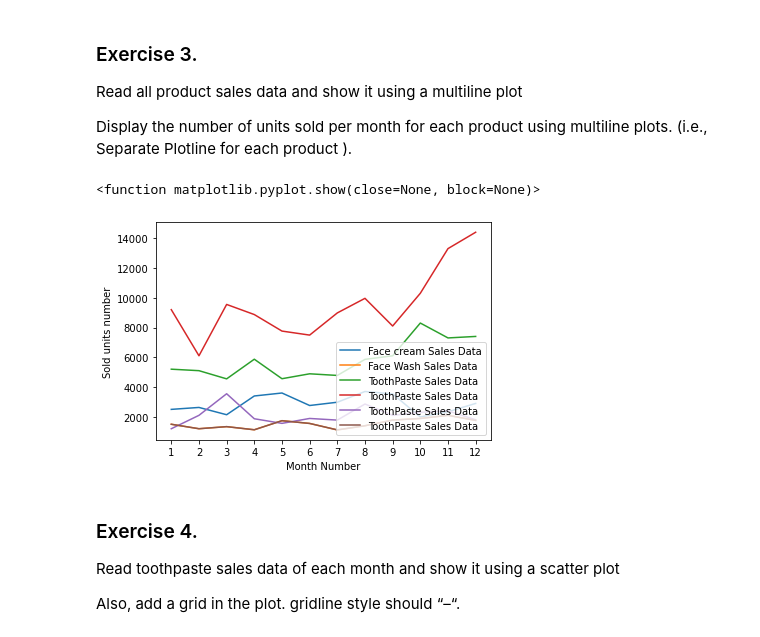
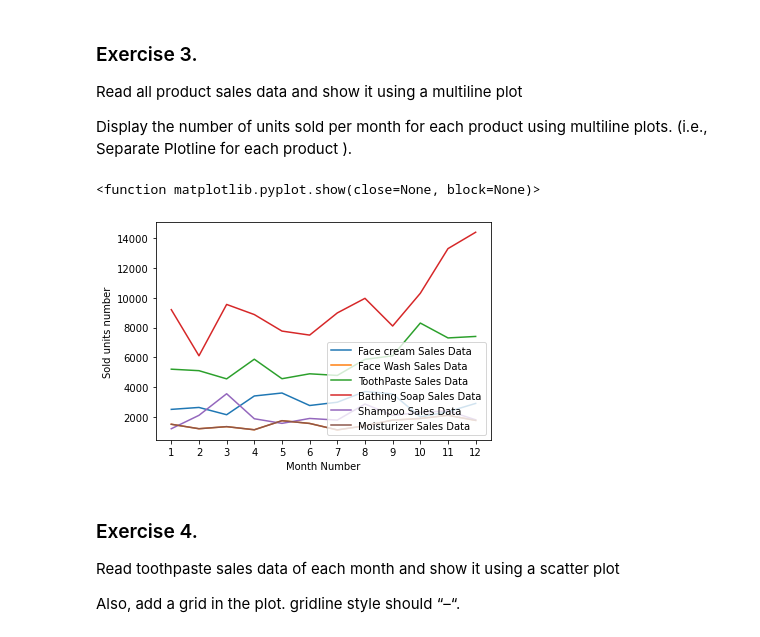
Before and after one commit to straightupcoding/Tech-Talent-South-Repository, a Jupyter notebook: Python_1/TTS.DS.06.2021/17-Exercises.ipynb, the cells around one changed output. Drawn from its saved outputs; the diff is of its cells as text; code cells hidden in the pictures.

```diff
--- a/Python_1/TTS.DS.06.2021/17-Exercises.ipynb
+++ b/Python_1/TTS.DS.06.2021/17-Exercises.ipynb
@@ -88,33 +88,33 @@ Display the number of units sold per month for each product using multiline plot
 # %%
 # facecream 	facewash 	toothpaste 	bathingsoap 	shampoo 	moisturizer
 import matplotlib.pyplot as plt
 import pandas as pd
 import numpy as np
 data = pd.read_csv(r"C:\Users\aguan\Documents\company_sales_data.csv")
 
 listOfMonths = data ['month_number'].tolist()
 faceCreamSalesData = data ['facecream'].tolist()
 faceWashSalesData = data ['facewash'].tolist()
 toothPasteSalesData = data ['toothpaste'].tolist()
 bathingSoapSalesData = data ['bathingsoap'].tolist()
 shampooSalesData = data ['shampoo'].tolist()
 moisturizerSalesData = data ['moisturizer'].tolist()
 
 plt.plot(listOfMonths, faceCreamSalesData,   label = 'Face cream Sales Data')
 plt.plot(listOfMonths, faceWashSalesData,   label = 'Face Wash Sales Data')
 plt.plot(listOfMonths, toothPasteSalesData, label = 'ToothPaste Sales Data')
-plt.plot(listOfMonths, bathingSoapSalesData, label = 'ToothPaste Sales Data')
-plt.plot(listOfMonths, shampooSalesData, label = 'ToothPaste Sales Data')
-plt.plot(listOfMonths, moisturizerSalesData, label = 'ToothPaste Sales Data')
+plt.plot(listOfMonths, bathingSoapSalesData, label = 'Bathing Soap Sales Data')
+plt.plot(listOfMonths, shampooSalesData, label = 'Shampoo Sales Data')
+plt.plot(listOfMonths, moisturizerSalesData, label = 'Moisturizer Sales Data')
 
 plt.xlabel('Month Number')
 plt.ylabel('Sold units number')
 plt.legend(loc='lower right')
 plt.xticks(listOfMonths)
 plt.show
 # %% [output]
 <function matplotlib.pyplot.show(close=None, block=None)>
-[figure, old version]
+[figure, new version]
 # %% [markdown]
 ### Exercise 4.
 
```
Also changed, not shown: parts of 4 cells of this notebook.
